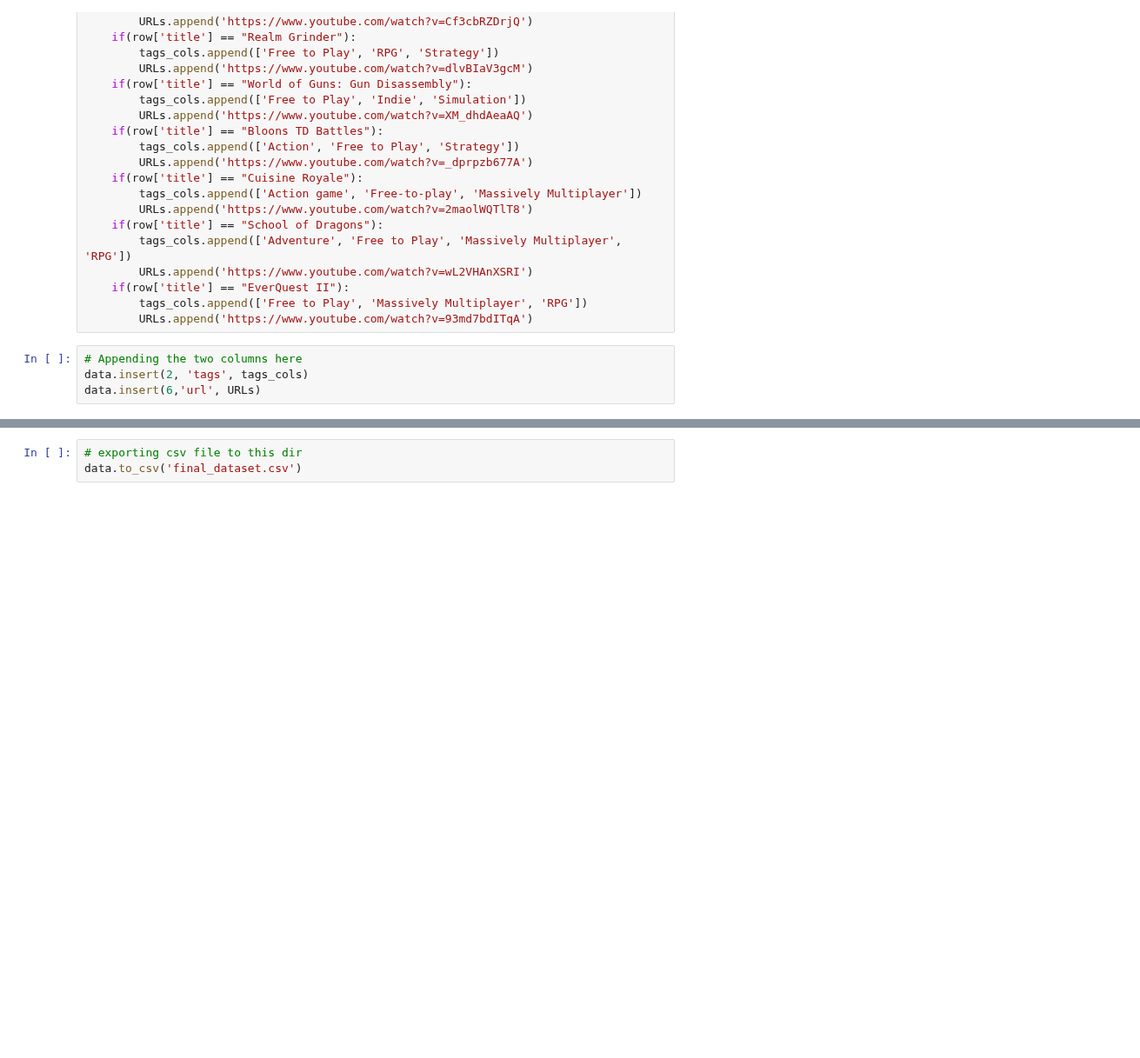
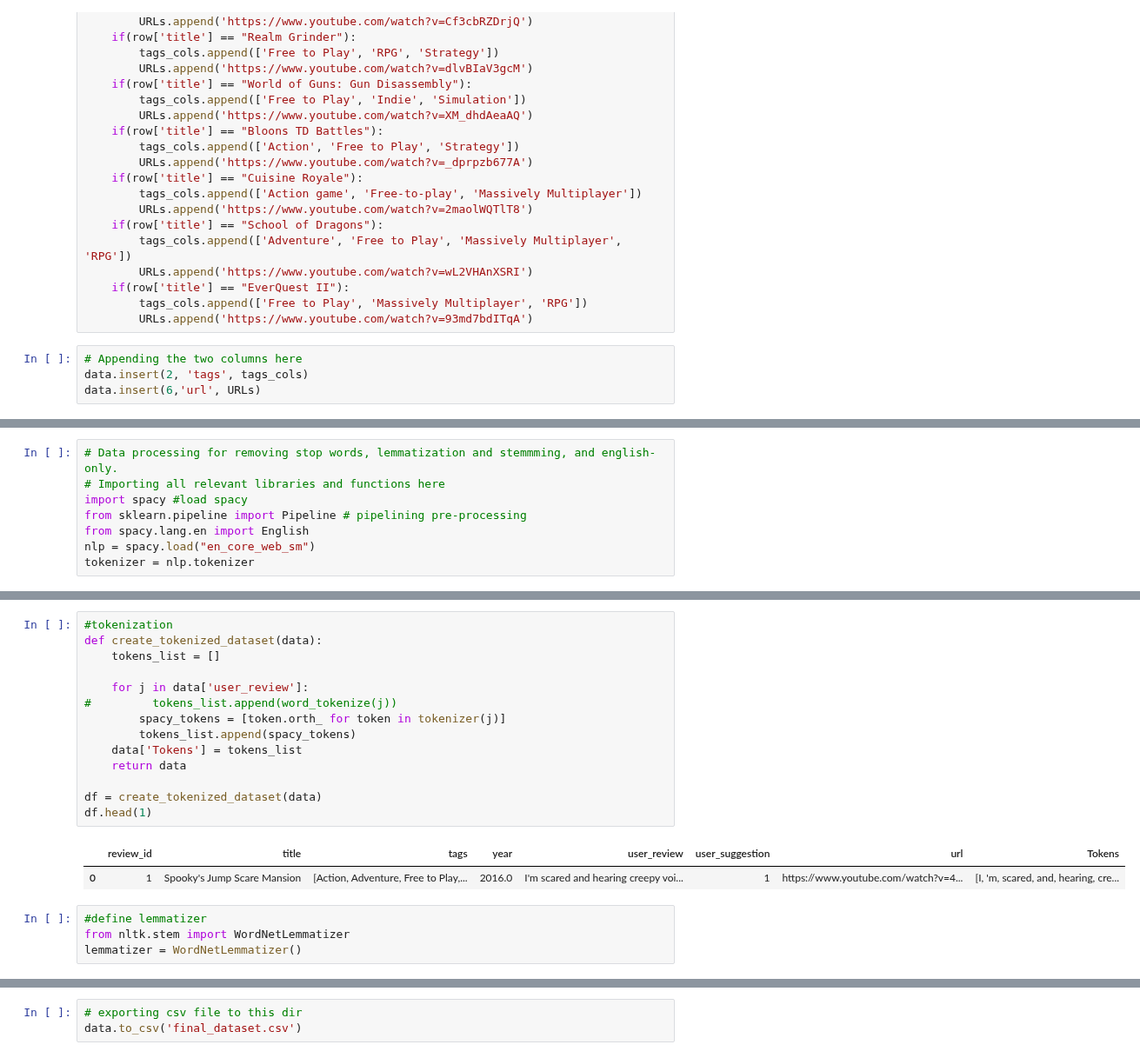
Before and after one commit to ZahraS98/IUI-Project, a Jupyter notebook: backend/dbModifier.ipynb, the cells around one changed output, grey strips where cells are left out. Shown at 87% size. Cells and saved outputs as stored; diff of their text form; blank space fills up the shorter version.

Commit message:
created dataset and process tokens only here

```diff
--- a/backend/dbModifier.ipynb
+++ b/backend/dbModifier.ipynb
@@ -157,0 +158,8 @@ data.sample(4)
+# %%
+# Data processing for removing stop words, lemmatization and stemmming, and english-only.
+# Importing all relevant libraries and functions here
+import spacy #load spacy
+from sklearn.pipeline import Pipeline # pipelining pre-processing
+from spacy.lang.en import English
+nlp = spacy.load("en_core_web_sm")
+tokenizer = nlp.tokenizer
@@ -157,0 +169,21 @@ data.sample(4)
+# %%
+#tokenization
+def create_tokenized_dataset(data):
+    tokens_list = []
+
+    for j in data['user_review']:
+#         tokens_list.append(word_tokenize(j))
+        spacy_tokens = [token.orth_ for token in tokenizer(j)]
+        tokens_list.append(spacy_tokens)
+    data['Tokens'] = tokens_list
+    return data
+
+df = create_tokenized_dataset(data)
+df.head(1)
+# %% [output]
+|  | review_id | title | tags | year | user_review | user_suggestion | url | Tokens |
+| 0 | 1 | Spooky's Jump Scare Mansion | [Action, Adventure, Free to Play,... | 2016.0 | I'm scared and hearing creepy voi... | 1 | https://www.youtube.com/watch?v=4... | [I, 'm, scared, and, hearing, cre... |
+# %%
+#define lemmatizer
+from nltk.stem import WordNetLemmatizer
+lemmatizer = WordNetLemmatizer()
```
Also changed, not shown: parts of 11 cells of this notebook.
